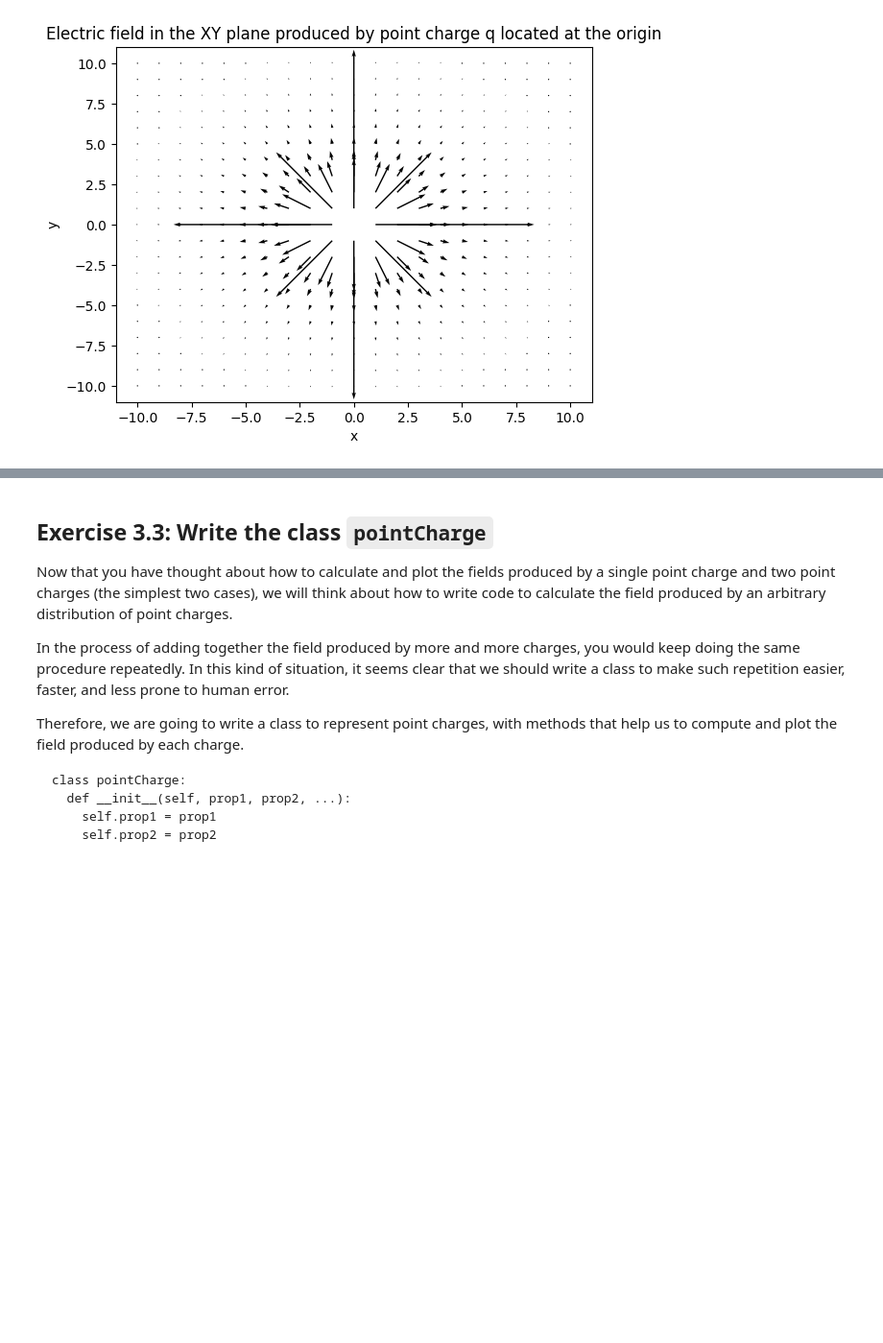
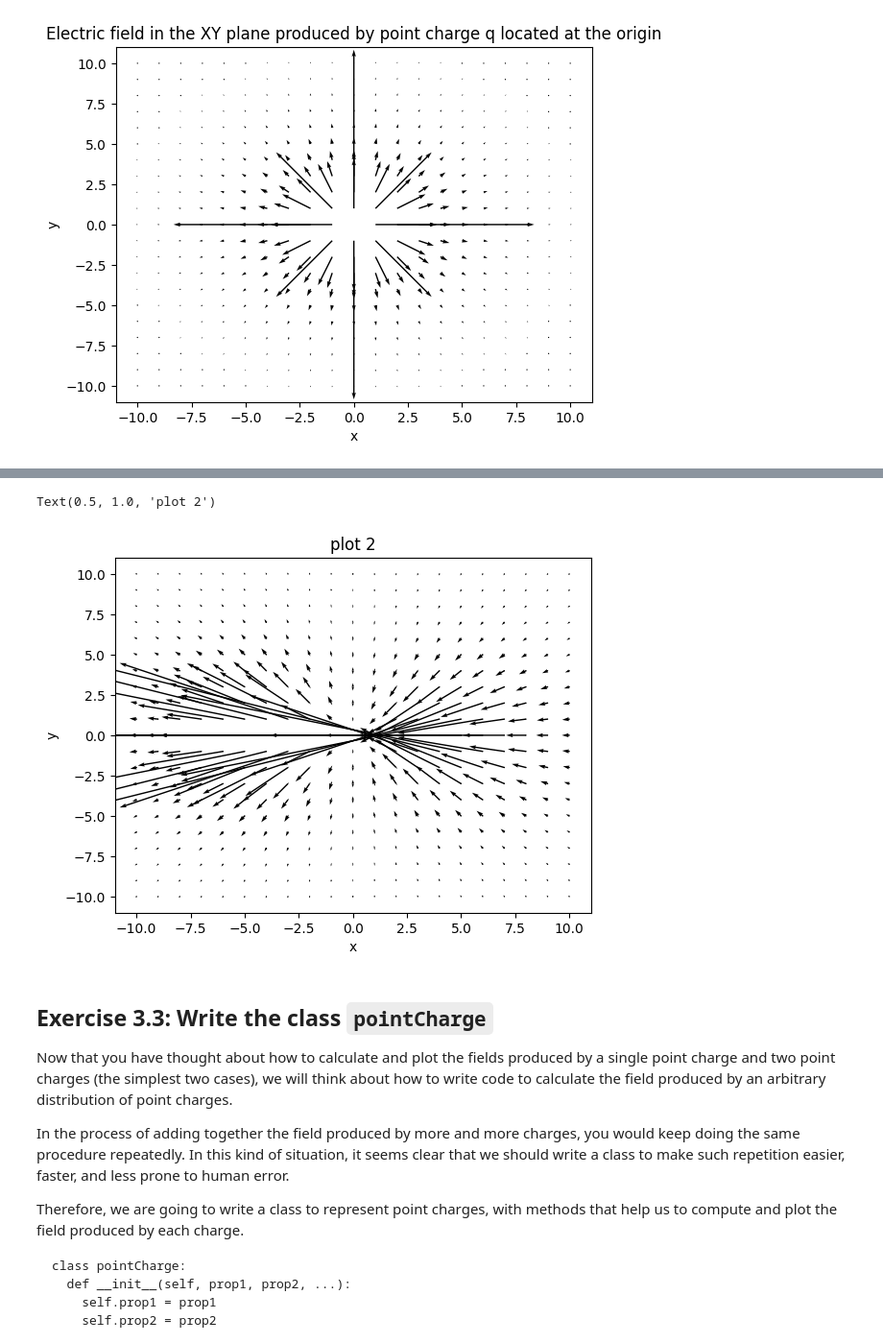
Before and after one commit to lilalitman/Assignment0LilaLitman, a Jupyter notebook: Lab0_IEPII_Spr25.ipynb, the cells around one changed output, grey strips where cells are left out. Shown: that part at 96% size. Cells and saved outputs as stored; diff of their text form; code cells hidden in the pictures; blank space fills up the shorter version.

```diff
--- a/Lab0_IEPII_Spr25.ipynb
+++ b/Lab0_IEPII_Spr25.ipynb
@@ -331,3 +329,43 @@ Hints:
+# %%
+xPts = np.linspace(-10,10,21)
+yPts = np.linspace(-10,10,21)
+x, y = np.meshgrid(xPts, yPts) # define a grid
+
+k = 1 # by definition in this lab
+charge = 1 # define charges in units of q
+
+r = np.hypot(x+4,y)
+fieldMagnitude = 1/r**2
+fieldX = x*fieldMagnitude/r
+fieldY = y*fieldMagnitude/r
+fieldZ = 0
+plt.quiver(x, y, fieldX, fieldY, scale=3)
+plt.xlabel('x')
+plt.ylabel('y')
+plt.title('plot 1')
+
+
+xPts = np.linspace(-10,10,21)
+yPts = np.linspace(-10,10,21)
+x, y = np.meshgrid(xPts, yPts) # define a grid
+
+k = 1 # by definition in this lab
+charge = 1 # define charges in units of q
+
+r = np.hypot(x-4,y)
+fieldMagnitude = -1/r**2
+fieldX = x*fieldMagnitude/r
+fieldY = y*fieldMagnitude/r
+fieldZ = 0
+plt.quiver(x, y, fieldX, fieldY, scale=3)
+plt.xlabel('x')
+plt.ylabel('y')
+plt.title('plot 2')
+
+##both graphs printed when tested independently, but only plot 2 is shown below!
+# %% [output]
+Text(0.5, 1.0, 'plot 2')
+[figure, added]
 # %% [markdown]
 ## Exercise 3.3: Write the class `pointCharge`
 Now that you have thought about how to calculate and plot the fields produced by a single point charge and two point charges (the simplest two cases), we will think about how to write code to calculate the field produced by an arbitrary distribution of point charges.
```
Also changed, not shown: parts of 2 cells of this notebook.
